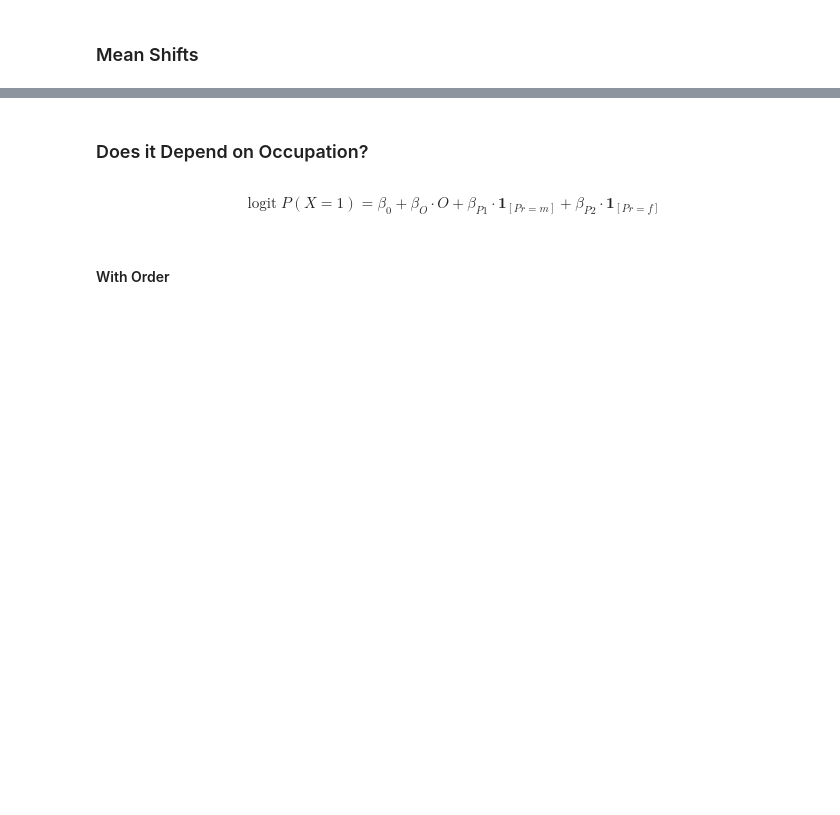
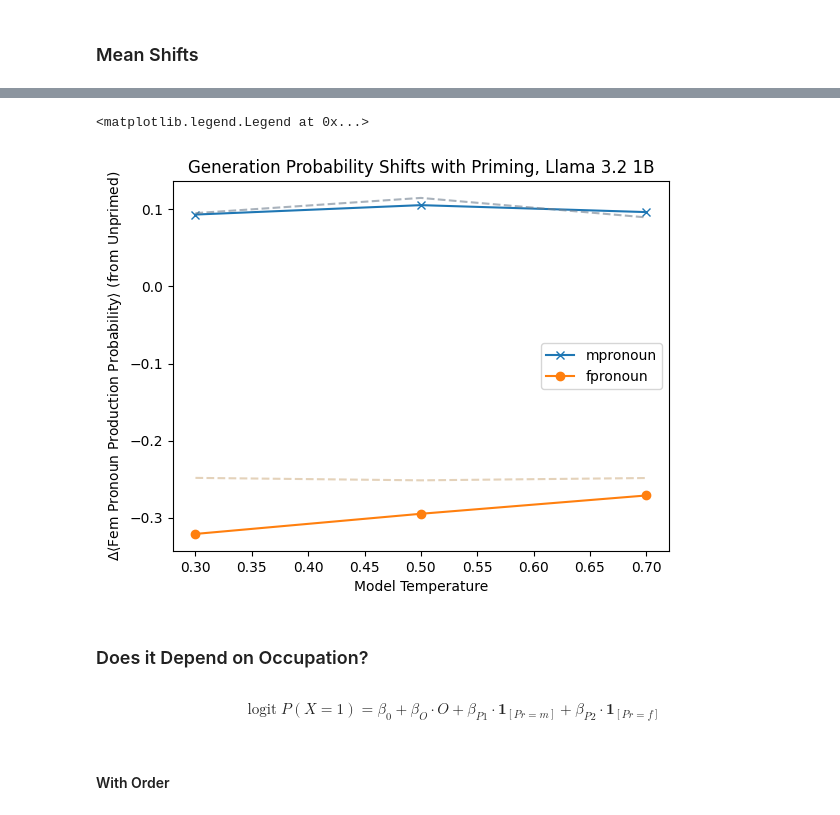
Before and after one commit to sagarkumar16/winogender_contextuality, a Jupyter notebook: notebooks/10-sk-bias-tests.ipynb, the cells around one changed output, grey strips where cells are left out. Cells and saved outputs as stored; diff of their text form; code cells hidden in the pictures; blank space fills up the shorter version.

```diff
--- a/notebooks/10-sk-bias-tests.ipynb
+++ b/notebooks/10-sk-bias-tests.ipynb
@@ -44,6 +49,9 @@ max_llama = max([d['index'] for d in llama32])
 # %%
 # T = 0.7
 llama32_07 =load_ndjson(INTERIM_DATA_DIR / "one_pronoun_measurements_Llama-3.2-1B-Instruct_0.703.ndjson")
+# %%
+# T = 0.3
+llama32_03 =load_ndjson(INTERIM_DATA_DIR / "one_pronoun_measurements_Llama-3.2-1B-Instruct_0.303_1904100925.ndjson")
 # %%
 # Neutral Pronouns
 llama32_neutral = load_ndjson(INTERIM_DATA_DIR/"one_pronoun_measurements_Llama-3.2-1B-Instruct_0.5_1425050925.ndjson")
@@ -272,9 +528,11 @@ def mean_completion_shift(data: list[Measurement] | list[tuple],
     else:
         tuples = data
 
-    unprimed_fprobs = np.array([t[0][1] for t in tuples])
-    mprimed_fprobs = np.array([t[1][1] for t in tuples])
-    fprimed_fprobs = np.array([t[2][1] for t in tuples])
+    pruned_tuples = [t for t in tuples if is_valid_tuple(t)]
+
+    unprimed_fprobs = np.array([t[0][1] for t in pruned_tuples])
+    mprimed_fprobs = np.array([t[1][1] for t in pruned_tuples])
+    fprimed_fprobs = np.array([t[2][1] for t in pruned_tuples])
 
     mshift = mprimed_fprobs - unprimed_fprobs
     fshift = fprimed_fprobs - unprimed_fprobs
@@ -293,0 +557,3 @@ gen_llama32_07_shifts = mean_completion_shift(llama32_07, mode='generation')
+# %%
+int_llama32_03_shifts = mean_completion_shift(llama32_03, mode='internal')
+gen_llama32_03_shifts = mean_completion_shift(llama32_03, mode='generation')
@@ -294,7 +566,23 @@ gen_llama32_07_shifts = mean_completion_shift(llama32_07, mode='generation')
 # %%
-plt.plot([gen_llama32_shifts[0], gen_llama32_07_shifts[0]], label='mpronoun', marker='x')
-plt.plot([gen_llama32_shifts[1], gen_llama32_07_shifts[1]], label='fpronoun', marker='o')
+plt.plot([0.3, 0.5, 0.7],
+         [gen_llama32_03_shifts[0], gen_llama32_shifts[0], gen_llama32_07_shifts[0]], label='mpronoun', marker='x')
+plt.plot([0.3, 0.5, 0.7],
+         [gen_llama32_03_shifts[1], gen_llama32_shifts[1], gen_llama32_07_shifts[1]], label='fpronoun', marker='o')
+
+plt.plot([0.3, 0.5, 0.7],
+         [int_llama32_03_shifts[0], int_llama32_shifts[0], int_llama32_07_shifts[0]],  linestyle='dashed', alpha=0.6,
+        color='slategrey')
+plt.plot([0.3, 0.5, 0.7],
+         [int_llama32_03_shifts[1], int_llama32_shifts[1], int_llama32_07_shifts[1]],  linestyle='dashed', alpha=0.6,
+        color='tan')
+
+plt.ylabel(r"$\Delta \langle$Fem Pronoun Production Probability$\rangle$ (from Unprimed)")
+plt.xlabel("Model Temperature")
+plt.title("Generation Probability Shifts with Priming, Llama 3.2 1B")
 plt.legend()
+# %% [output]
+<matplotlib.legend.Legend at 0x...>
+[figure, added]
 # %% [markdown]
 ### Does it Depend on Occupation?
 # %%
```
Also changed, not shown: parts of 96 cells of this notebook, 6 other files.
